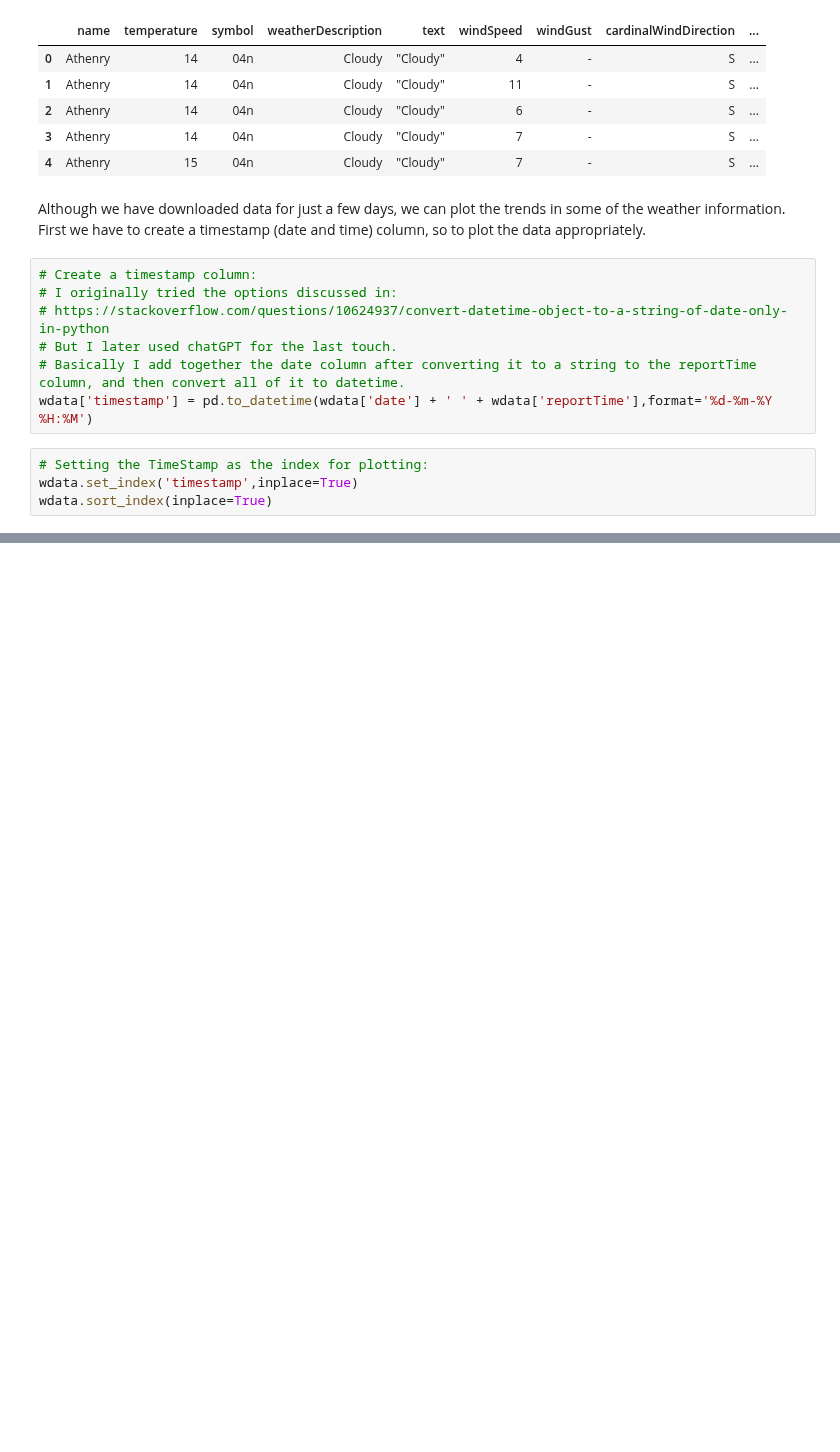
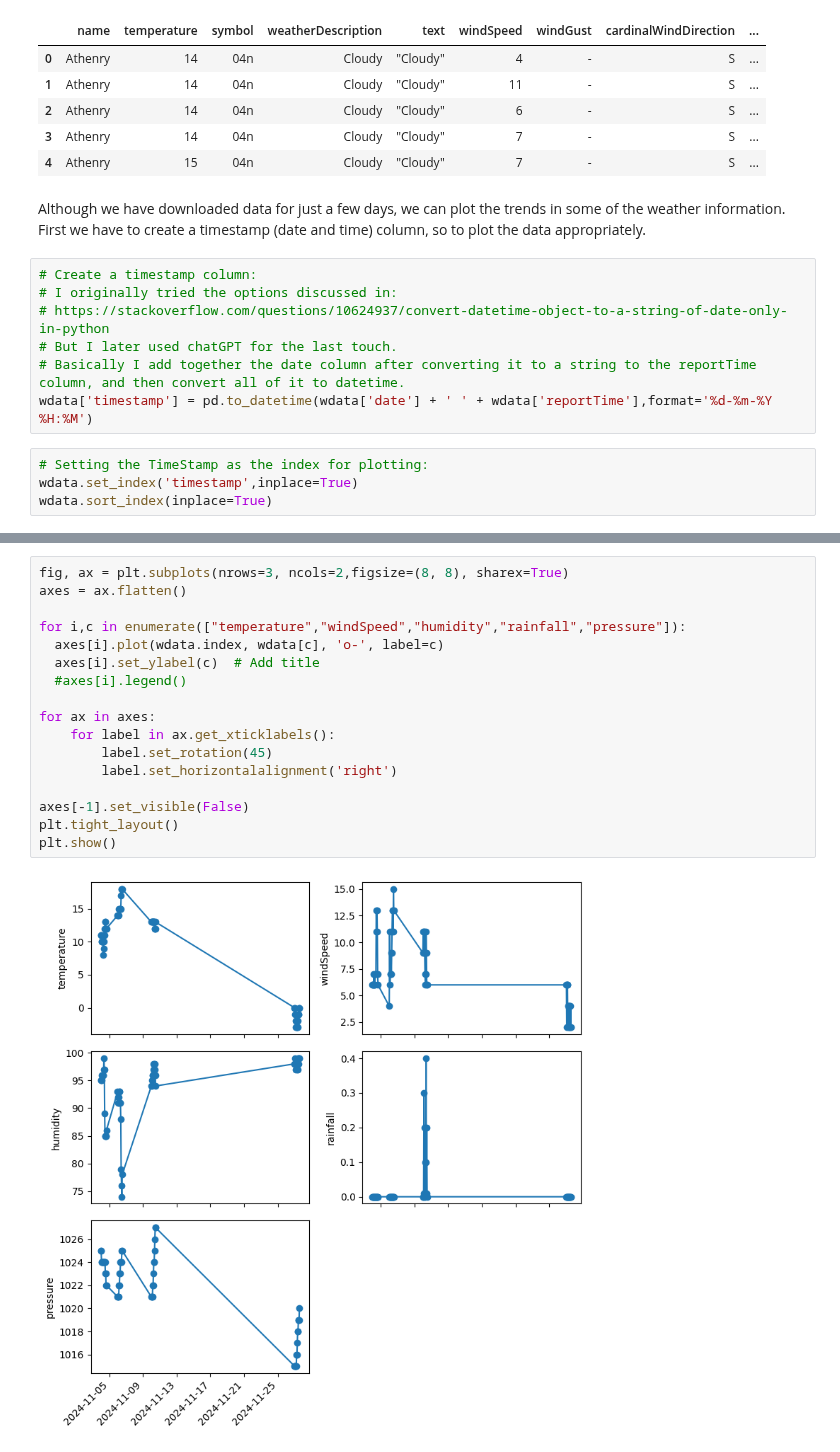
Before and after one commit to gfmg/CI_gfmg, a Jupyter notebook: weather.ipynb, the cells around one changed output, grey strips where cells are left out. Saved outputs shown, nothing was run; the diff lists cells and outputs as text; blank space fills up the shorter version.

Commit message:
A few more edits on the weather plot

```diff
--- a/weather.ipynb
+++ b/weather.ipynb
@@ -176 +196,20 @@ wdata.sort_index(inplace=True)
+# %%
+fig, ax = plt.subplots(nrows=3, ncols=2,figsize=(8, 8), sharex=True)
+axes = ax.flatten()
+
+for i,c in enumerate(["temperature","windSpeed","humidity","rainfall","pressure"]):
+  axes[i].plot(wdata.index, wdata[c], 'o-', label=c)
+  axes[i].set_ylabel(c)  # Add title
+  #axes[i].legend()
+
+for ax in axes:
+    for label in ax.get_xticklabels():
+        label.set_rotation(45)
+        label.set_horizontalalignment('right')
+
+axes[-1].set_visible(False)
+plt.tight_layout()
+plt.show()
+# %% [output]
+[figure, added]
 # %%
```
Also changed, not shown: parts of 2 cells of this notebook.
